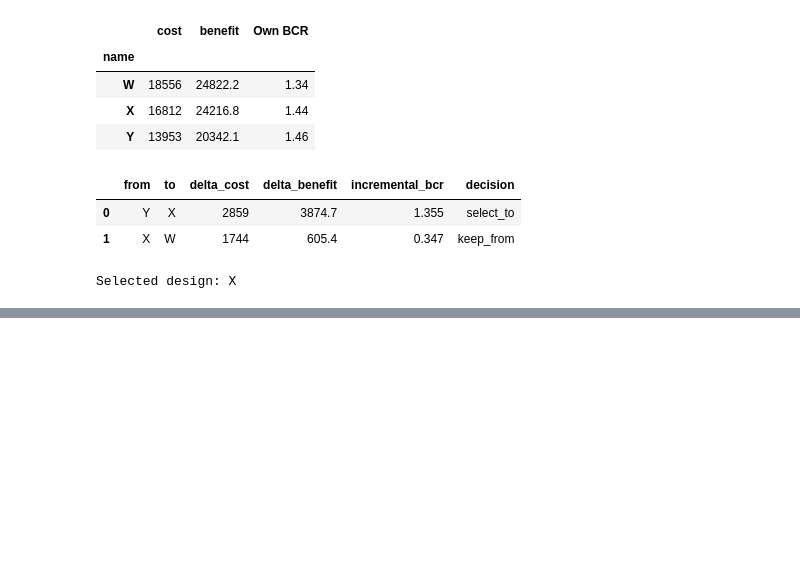
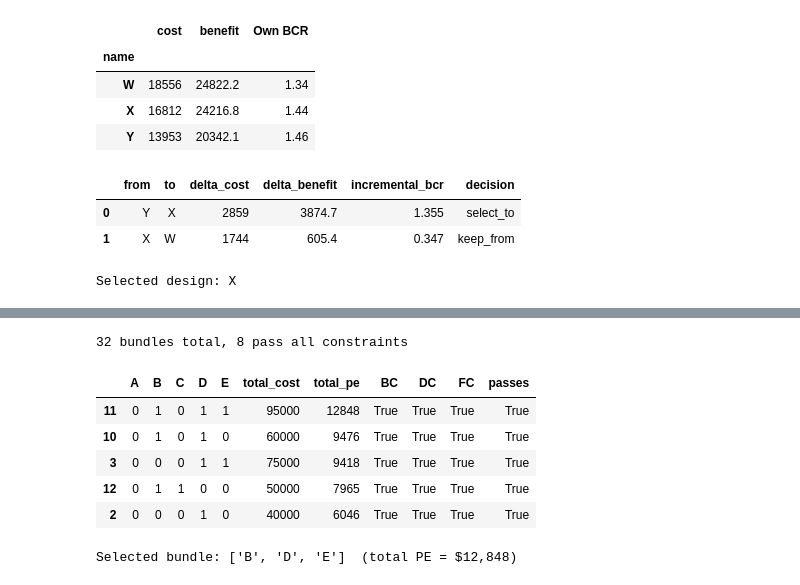
Before and after one commit to ColinsCoding/Dispersion-Assisted-GS-Phase-Recovery, a Jupyter notebook: projects/engr140_depreciation/engr140_analysis.ipynb, the cells around one changed output, grey strips where cells are left out. Cells and saved outputs as stored; diff of their text form; code cells hidden in the pictures; blank space fills up the shorter version.

```diff
--- a/projects/engr140_depreciation/engr140_analysis.ipynb
+++ b/projects/engr140_depreciation/engr140_analysis.ipynb
@@ -164,0 +256,25 @@ across the four modules, all passing.
+# %%
+projects = {
+    "A": {"cost": 15000, "pe": -1542},
+    "B": {"cost": 20000, "pe": 3430},
+    "C": {"cost": 30000, "pe": 4535},
+    "D": {"cost": 40000, "pe": 6046},
+    "E": {"cost": 35000, "pe": 3372},
+}
+df_bundles = enumerate_bundles(projects, budget=100000, mutually_exclusive=[{"C", "D"}],
+                                contingent_on={"E": "D"})
+print(f"{len(df_bundles)} bundles total, {df_bundles['passes'].sum()} pass all constraints")
+display(df_bundles[df_bundles["passes"]].sort_values("total_pe", ascending=False).head())
+
+best = select_best_bundle(df_bundles)
+selected_projects = [n for n in projects if best[n] == 1]
+print(f"\nSelected bundle: {selected_projects}  (total PE = ${best['total_pe']:,.0f})")
+# %% [output]
+32 bundles total, 8 pass all constraints
+|  | A | B | C | D | E | total_cost | total_pe | BC | DC | FC | passes |
+| 11 | 0 | 1 | 0 | 1 | 1 | 95000 | 12848 | True | True | True | True |
+| 10 | 0 | 1 | 0 | 1 | 0 | 60000 | 9476 | True | True | True | True |
+| 3 | 0 | 0 | 0 | 1 | 1 | 75000 | 9418 | True | True | True | True |
+| 12 | 0 | 1 | 1 | 0 | 0 | 50000 | 7965 | True | True | True | True |
+| 2 | 0 | 0 | 0 | 1 | 0 | 40000 | 6046 | True | True | True | True |
+Selected bundle: ['B', 'D', 'E']  (total PE = $12,848)
```
Also changed, not shown: parts of 11 cells of this notebook, 1 other file.
